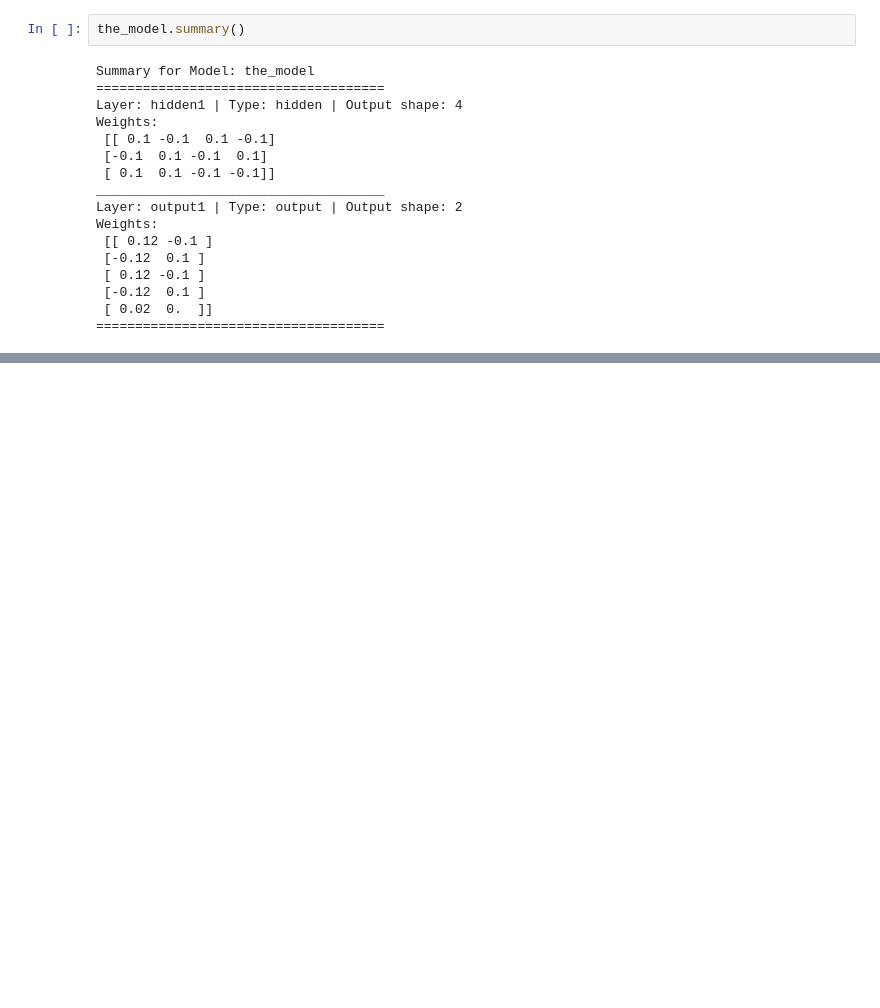
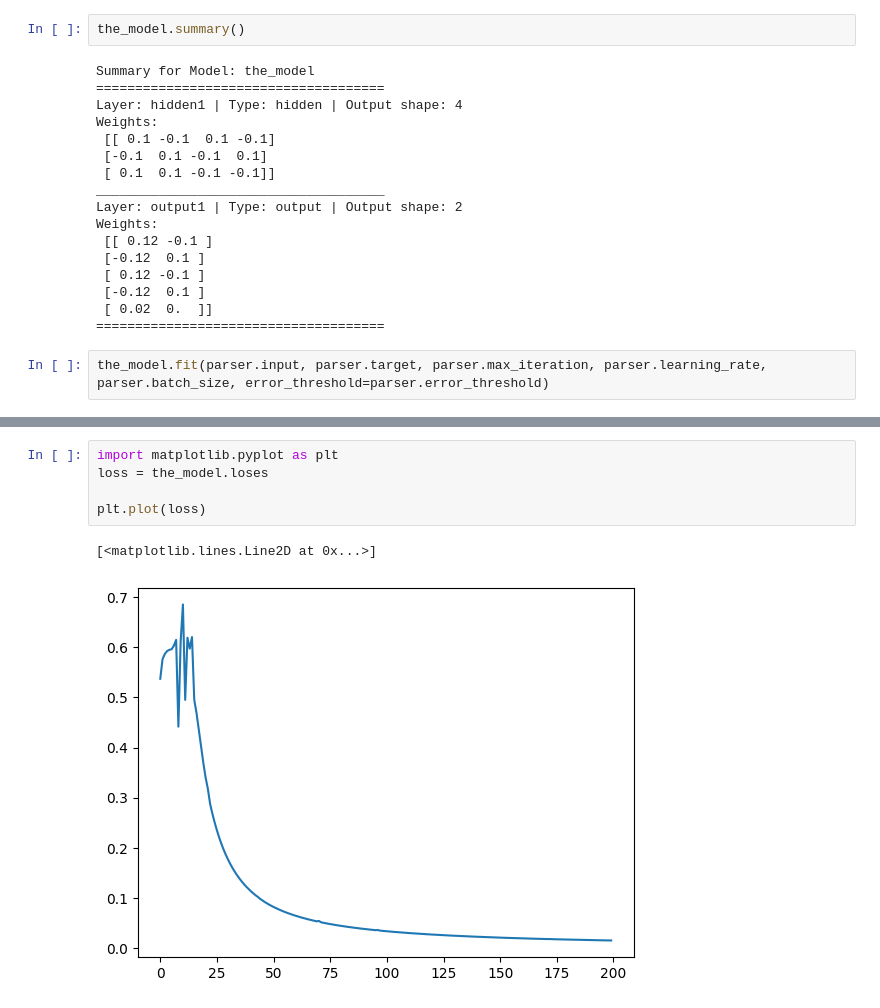
Before and after one commit to jejejery/tubes_ML-Feed-Forward-Neural-Network, a Jupyter notebook: src/main2.ipynb, the cells around one changed output, grey strips where cells are left out. Saved outputs shown, nothing was run; the diff lists cells and outputs as text; blank space fills up the shorter version.

```diff
--- a/src/main2.ipynb
+++ b/src/main2.ipynb
@@ -406,3 +406,5 @@ Weights:
  [-0.12  0.1 ]
  [ 0.02  0.  ]]
 =====================================
+# %%
+the_model.fit(parser.input, parser.target, parser.max_iteration, parser.learning_rate, parser.batch_size, error_threshold=parser.error_threshold)
@@ -408,0 +448,8 @@ Weights:
+# %%
+import matplotlib.pyplot as plt
+loss = the_model.loses
+
+plt.plot(loss)
+# %% [output]
+[<matplotlib.lines.Line2D at 0x...>]
+[figure, added]
```
Also changed, not shown: parts of 2 cells of this notebook, 4 other files.
